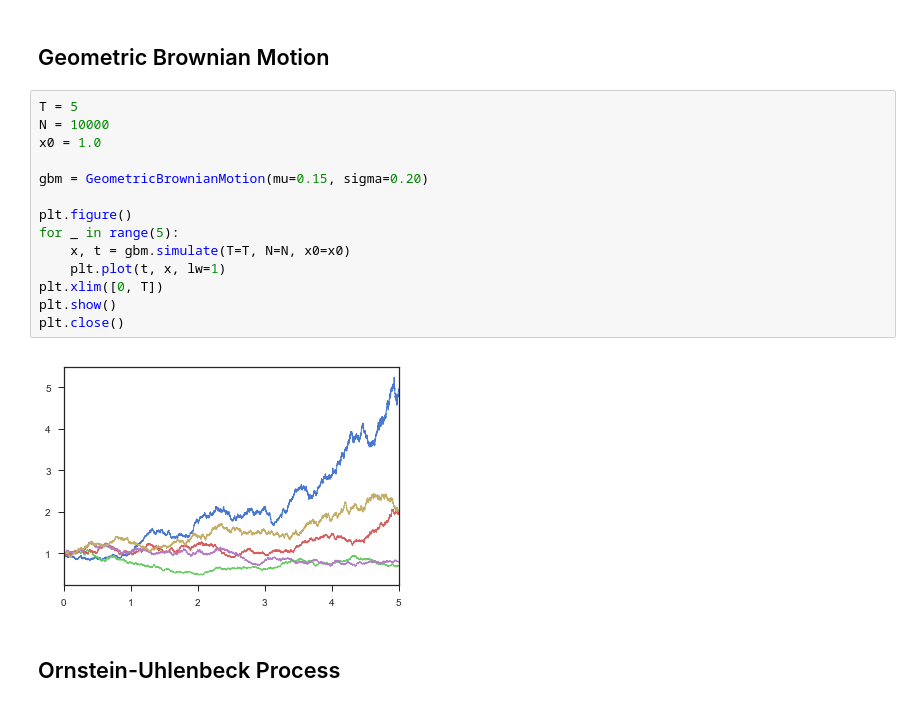
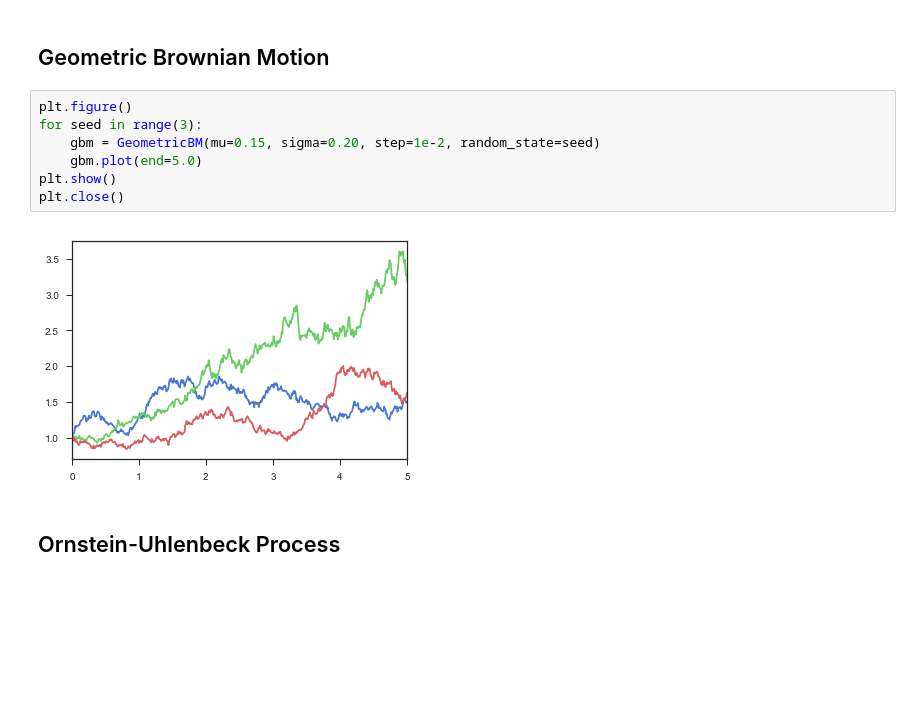
Before and after one commit to artemmavrin/StatTools, a Jupyter notebook: examples/Ito Diffusions.ipynb, the cells around one changed output. Drawn from its saved outputs; the diff is of its cells as text; blank space fills up the shorter version.

```diff
--- a/examples/Ito Diffusions.ipynb
+++ b/examples/Ito Diffusions.ipynb
@@ -58,20 +41,13 @@ plt.close()
 # %% [markdown]
 ## Geometric Brownian Motion
-# %%
-T = 5
-N = 10000
-x0 = 1.0
-
-gbm = GeometricBrownianMotion(mu=0.15, sigma=0.20)
-
-plt.figure()
-for _ in range(5):
-    x, t = gbm.simulate(T=T, N=N, x0=x0)
-    plt.plot(t, x, lw=1)
-plt.xlim([0, T])
-plt.show()
-plt.close()
-# %% [output]
-[figure, removed]
+# %%
+plt.figure()
+for seed in range(3):
+    gbm = GeometricBM(mu=0.15, sigma=0.20, step=1e-2, random_state=seed)
+    gbm.plot(end=5.0)
+plt.show()
+plt.close()
+# %% [output]
+[figure, added]
 # %% [markdown]
 ## Ornstein-Uhlenbeck Process
```
Also changed, not shown: parts of 8 cells of this notebook, 2 other files.
